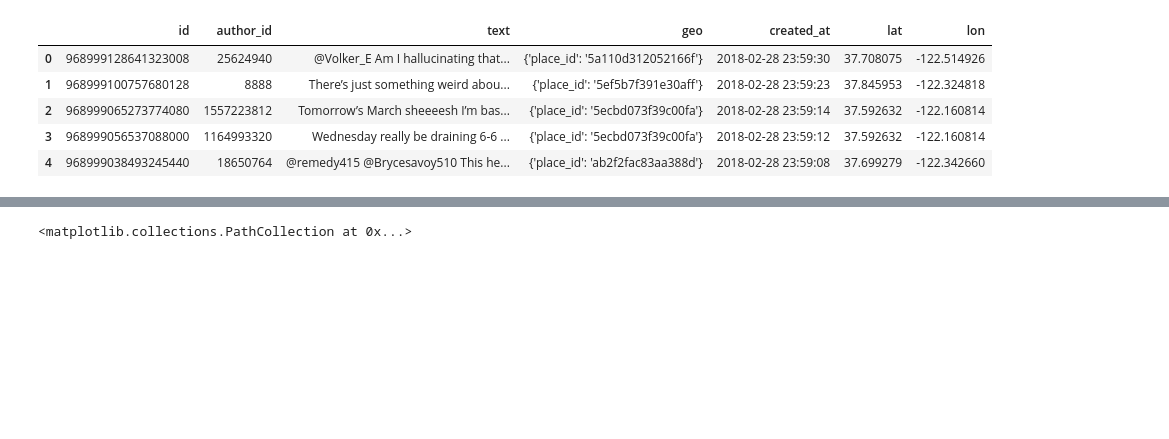
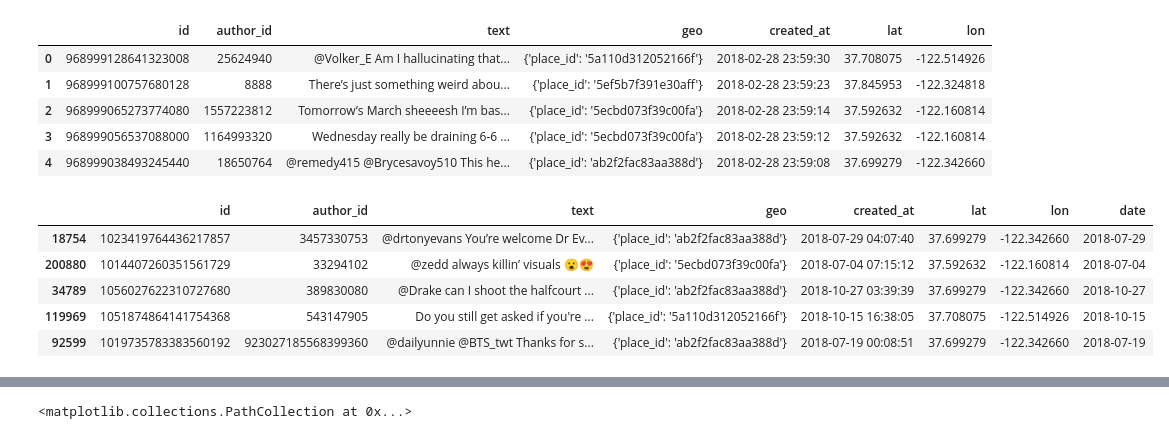
Before and after one commit to zcalhoun/wildfire, a Jupyter notebook: notebooks/san-francisco-v2.ipynb, the cells around one changed output, grey strips where cells are left out. Saved outputs shown, nothing was run; the diff lists cells and outputs as text; code cells hidden in the pictures; blank space fills up the shorter version.

```diff
--- a/notebooks/san-francisco-v2.ipynb
+++ b/notebooks/san-francisco-v2.ipynb
@@ -40,16 +42,26 @@ sf_df = health_df.zoom_in(lat, lon)
 # %%
 # Take a random subsample of the dataframe to reduce the size
-sf_df = sf_df.sample(32000, replace=True)
+sf_df_raw = sf_df_raw.sample(32000, replace=True)
 
 # Ideally this should be before sampling but this way saves time
 # Could this happen in TwitterDataFrame?
-sf_df['created_at'] = [datetime.strptime(d,'%Y-%m-%d %H:%M:%S') for d in sf_df['created_at']]
+sf_df_raw['created_at'] = [datetime.strptime(d,'%Y-%m-%d %H:%M:%S') for d in sf_df_raw['created_at']]
 
 # Subset 5/2018-12/2018
-sf_df = sf_df[sf_df['created_at'] > datetime(2018, 4, 30)]
+sf_df_raw = sf_df_raw[sf_df_raw['created_at'] > datetime(2018, 4, 30)]
 
-sf_df = TwitterDataFrame(sf_df)
+# Change date quantum to day
+sf_df_raw['date'] = sf_df_raw['created_at'].dt.floor('d')
+
+sf_df = TwitterDataFrame(sf_df_raw)
 sf_df.head()
+# %% [output]
+|  | id | author_id | text | geo | created_at | lat | lon | date |
+| 18754 | 1023419764436217857 | 3457330753 | @drtonyevans You’re welcome Dr Ev... | {'place_id': 'ab2f2fac83aa388d'} | 2018-07-29 04:07:40 | 37.699279 | -122.342660 | 2018-07-29 |
+| 200880 | 1014407260351561729 | 33294102 | @zedd always killin’ visuals 😮😍 | {'place_id': '5ecbd073f39c00fa'} | 2018-07-04 07:15:12 | 37.592632 | -122.160814 | 2018-07-04 |
+| 34789 | 1056027622310727680 | 389830080 | @Drake can I shoot the halfcourt ... | {'place_id': 'ab2f2fac83aa388d'} | 2018-10-27 03:39:39 | 37.699279 | -122.342660 | 2018-10-27 |
+| 119969 | 1051874864141754368 | 543147905 | Do you still get asked if you're ... | {'place_id': '5a110d312052166f'} | 2018-10-15 16:38:05 | 37.708075 | -122.514926 | 2018-10-15 |
+| 92599 | 1019735783383560192 | 923027185568399360 | @dailyunnie @BTS_twt Thanks for s... | {'place_id': 'ab2f2fac83aa388d'} | 2018-07-19 00:08:51 | 37.699279 | -122.342660 | 2018-07-19 |
 # %%
 # What are the basics of this data set?
 print("Lenth: ", len(sf_df))
```
Also changed, not shown: parts of 11 cells of this notebook.
